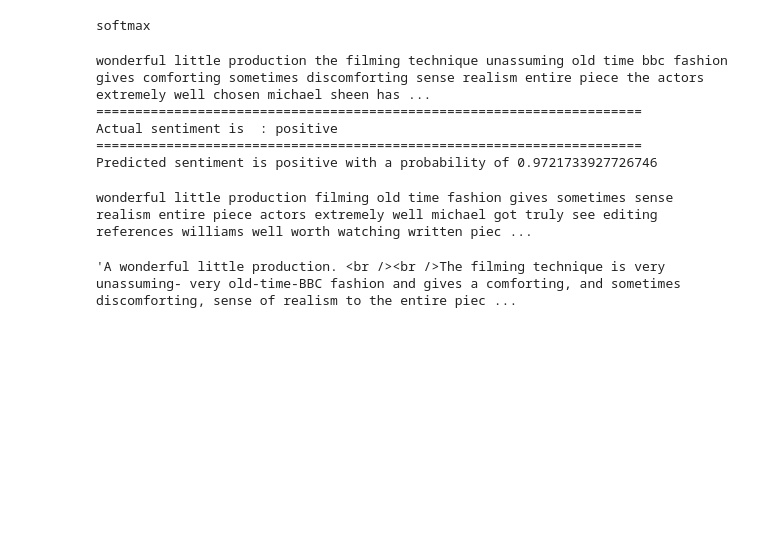
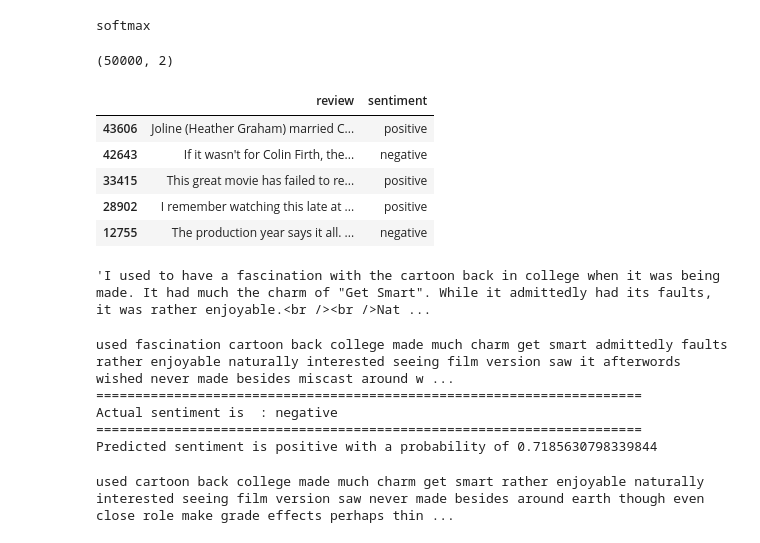
Before and after one commit to MonojitSarkar/self-attention-network-sentiment-classification, a Jupyter notebook: san-sentiment-visualization.ipynb, the cells around one changed output. Cells and saved outputs as stored; diff of their text form; code cells hidden in the pictures; blank space fills up the shorter version.

```diff
--- a/san-sentiment-visualization.ipynb
+++ b/san-sentiment-visualization.ipynb
@@ -406,9 +412,28 @@ def predict_text(text):
     output = model(inputs, test_mask, train_positional_encoding)
     output = nn.Sigmoid()(output)
     return output.item()
+# %%
+base_df = pd.read_csv(base_csv)
+base_df.shape
+# %% [output]
+(50000, 2)
+# %%
+base_df.sample(5)
+# %% [output]
+|  | review | sentiment |
+| 43606 | Joline (Heather Graham) married C... | positive |
+| 42643 | If it wasn't for Colin Firth, the... | negative |
+| 33415 | This great movie has failed to re... | positive |
+| 28902 | I remember watching this late at ... | positive |
+| 12755 | The production year says it all. ... | negative |
+# %%
+base_df.loc[index, 'review']
+# %% [output]
+'I used to have a fascination with the cartoon back in college when it was being made. It had much the charm of "Get Smart". While it admittedly had its faults, it was rather enjoyable.<br /><br />Nat ...
 # %%
-# 13000, 14000, 15000, 15100
-index = 1
+# remember to reset the list imp after every test prediction
+# 13000, 14000, 15000, 15100, 33415
+index = 15100
 print(df['review'][index])
 print('='*70)
 print(f'Actual sentiment is  : {df["sentiment"][index]}')
@@ -417,35 +442,32 @@ pro = predict_text(df['review'][index])
 status = "positive" if pro > 0.5 else "negative"
 pro = (1 - pro) if status == "negative" else pro
 print(f'Predicted sentiment is {status} with a probability of {pro}')
+imp = list()
 # %% [output]
-wonderful little production the filming technique unassuming old time bbc fashion gives comforting sometimes discomforting sense realism entire piece the actors extremely well chosen michael sheen has ...
+used fascination cartoon back college made much charm get smart admittedly faults rather enjoyable naturally interested seeing film version saw it afterwords wished never made besides miscast around w ...
 ======================================================================
-Actual sentiment is  : positive
+Actual sentiment is  : negative
 ======================================================================
-Predicted sentiment is positive with a probability of 0.9721733927726746
+Predicted sentiment is positive with a probability of 0.7185630798339844
 # %%
 attn_imp = np.sum(np.array(imp)[0], axis=0)
 cleaned_words = ' '.join([word for word in df.loc[index, 'review'].split() if preprocess_string(word) in vocab.keys()])
 #colors = attn_imp * (255/np.max(attn_imp))
 maxi = np.max(attn_imp); mini = np.min(attn_imp)
-max_val, min_val = 255, 0
+max_val, min_val = 250, 0
 colors = min_val + (max_val - min_val) * (attn_imp - mini) / (maxi - mini)
 
 for color, word in zip(colors.tolist(), cleaned_words.split()):
     if int(color) > 0:
-        if int(color) < 50:
+        if int(color) < 30:
             r, g, b = 255, 255, 255
             print(f'\033[48;2;{int(r)};{g};{b}m{word}\033', end=' ')
         else:
             r, g, b = int(color), 0, 0
-            print(f'\033[48;2;{r};{g};{b}m\033[97m{word}\033[0m', end=' ')
+            print(f'\033[48;2;{r};{g};{b}m\033[1m\033[97m{word}\033[0m', end=' ')
+            #print(f'\033[48;2;{r};{g};{b}m\033[97m{word}\033[0m', end=' ')
 # %% [output]
-wonderful little production filming old time fashion gives sometimes sense realism entire piece actors extremely well michael got truly see editing references williams well worth watching written piec ...
+used cartoon back college made much charm get smart rather enjoyable naturally interested seeing film version saw never made besides around earth though even close role make grade effects perhaps thin ...
-# %%
-dummy = pd.read_csv(base_csv)
-dummy['review'][index]
-# %% [output]
-'A wonderful little production. <br /><br />The filming technique is very unassuming- very old-time-BBC fashion and gives a comforting, and sometimes discomforting, sense of realism to the entire piec ...
 # %%
 for r in list(range(160, 255, 5)):
     #print(f'\033[48;5;{r};1;1mthis\033')
```
Also changed, not shown: parts of 14 cells of this notebook.
